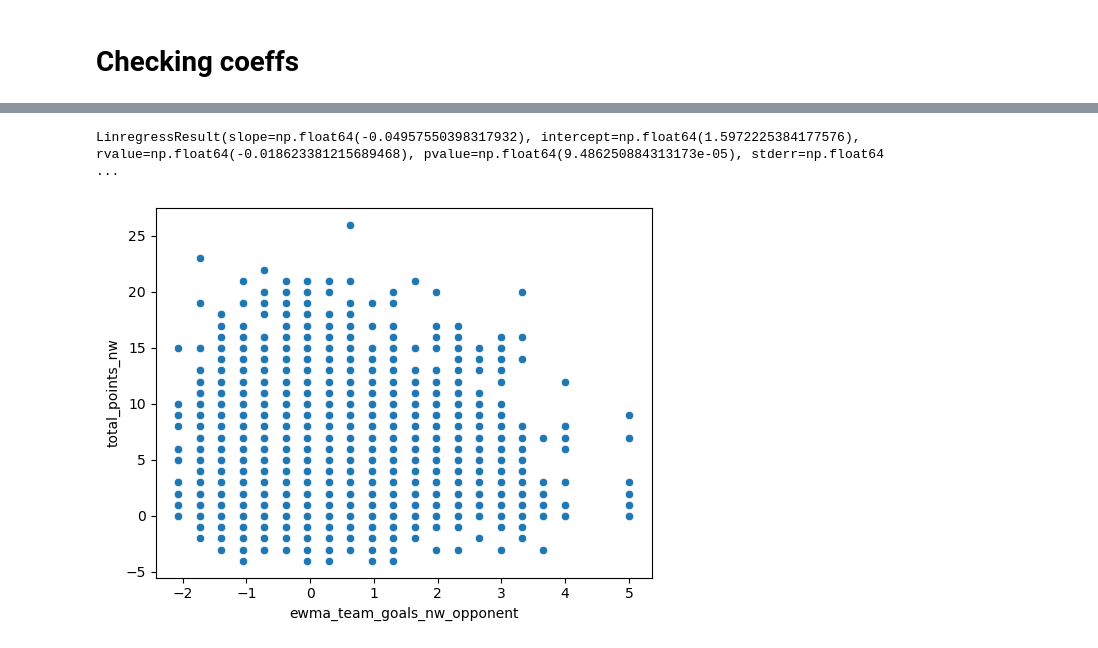
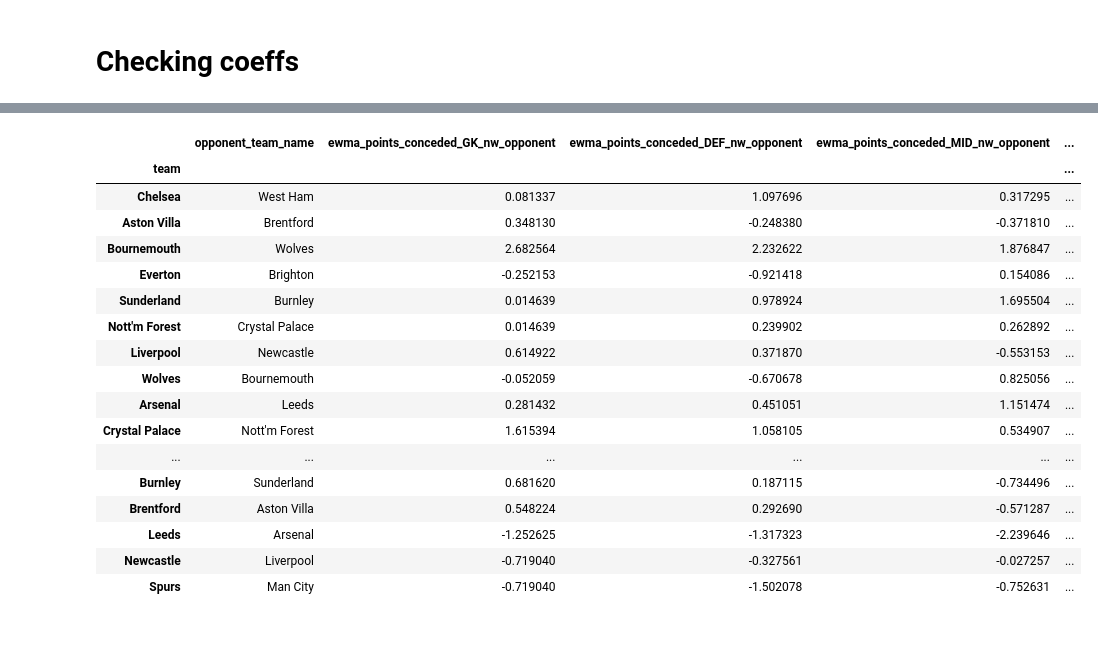
Before and after one commit to doug-ellis/draft_fpl_2526, a Jupyter notebook: transfer/assessing_opponent_impact.ipynb, the cells around one changed output, grey strips where cells are left out. Cells and saved outputs as stored; diff of their text form; code cells hidden in the pictures.

```diff
--- a/transfer/assessing_opponent_impact.ipynb
+++ b/transfer/assessing_opponent_impact.ipynb
@@ -122,9 +85,23 @@ sns.kdeplot(training_df_scaled, x='ewma_team_goals_nw_opponent', y='total_points
-# %%
-x = training_df_scaled['ewma_team_goals_nw_opponent']
-y = training_df_scaled['total_points_nw']
-sns.scatterplot(data=training_df_scaled, x=x, y=y)
-
-stats.linregress(x.to_list(), y.to_list())
-# %% [output]
-LinregressResult(slope=np.float64(-0.04957550398317932), intercept=np.float64(1.5972225384177576), rvalue=np.float64(-0.018623381215689468), pvalue=np.float64(9.486250884313173e-05), stderr=np.float64 ...
-[figure, removed]
+# %%
+test_df = pred_df.groupby('team').first()[['opponent_team_name']+[f'ewma_points_conceded_{pos}_nw_opponent' for pos in ['GK', 'DEF', 'MID', 'FWD']]]
+# %%
+test_df.sort_values('ewma_points_conceded_FWD_nw_opponent', ascending=False)
+# %% [output]
+|  | opponent_team_name | ewma_points_conceded_GK_nw_opponent | ewma_points_conceded_DEF_nw_opponent | ewma_points_conceded_MID_nw_opponent | ... |
+| team |  |  |  |  | ... |
+| Chelsea | West Ham | 0.081337 | 1.097696 | 0.317295 | ... |
+| Aston Villa | Brentford | 0.348130 | -0.248380 | -0.371810 | ... |
+| Bournemouth | Wolves | 2.682564 | 2.232622 | 1.876847 | ... |
+| Everton | Brighton | -0.252153 | -0.921418 | 0.154086 | ... |
+| Sunderland | Burnley | 0.014639 | 0.978924 | 1.695504 | ... |
+| Nott'm Forest | Crystal Palace | 0.014639 | 0.239902 | 0.262892 | ... |
+| Liverpool | Newcastle | 0.614922 | 0.371870 | -0.553153 | ... |
+| Wolves | Bournemouth | -0.052059 | -0.670678 | 0.825056 | ... |
+| Arsenal | Leeds | 0.281432 | 0.451051 | 1.151474 | ... |
+| Crystal Palace | Nott'm Forest | 1.615394 | 1.058105 | 0.534907 | ... |
+| ... | ... | ... | ... | ... | ... |
+| Burnley | Sunderland | 0.681620 | 0.187115 | -0.734496 | ... |
+| Brentford | Aston Villa | 0.548224 | 0.292690 | -0.571287 | ... |
+| Leeds | Arsenal | -1.252625 | -1.317323 | -2.239646 | ... |
+| Newcastle | Liverpool | -0.719040 | -0.327561 | -0.027257 | ... |
+| Spurs | Man City | -0.719040 | -1.502078 | -0.752631 | ... |
```
Also changed, not shown: parts of 22 cells of this notebook, 1 other file.
